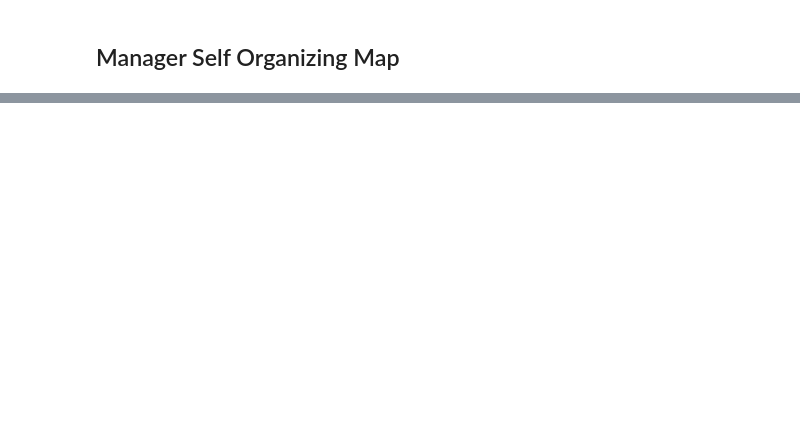
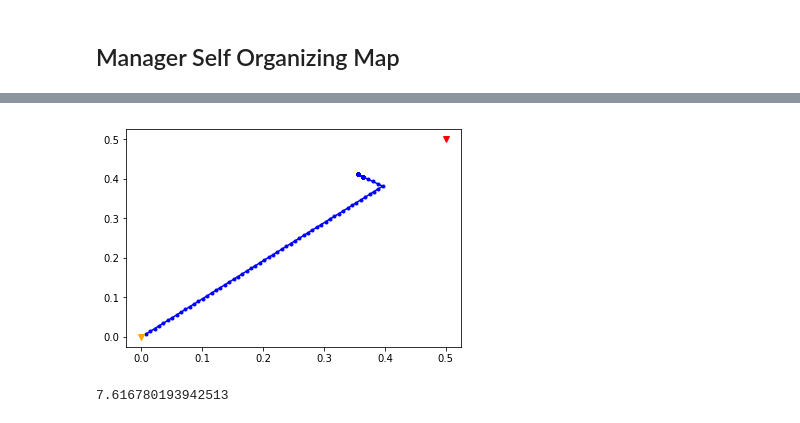
Before and after one commit to johnlime/hierarchical_som, a Jupyter notebook: demo/NavigationTaskV2 w ManagerSOM.ipynb, the cells around one changed output, grey strips where cells are left out. Drawn from its saved outputs; the diff is of its cells as text; code cells hidden in the pictures; blank space fills up the shorter version.

Commit message:
both state-only all_neighbor upadte versions of SMC-Premotor-PID models are tested for NavigationV2

```diff
--- a/demo/NavigationTaskV2 w ManagerSOM.ipynb
+++ b/demo/NavigationTaskV2 w ManagerSOM.ipynb
@@ -146,0 +210,26 @@ task.reset()
+# %%
+# for visualization
+total_return = 0
+state_trajectory = []
+
+for t in range(maxtime):
+    obs = task.state()
+    action_index = manager_som.get_action(som.location[som.select_winner(obs)]) # deterministic
+
+    # step forward
+    reward, next_obs = task.step(som.w[action_index])
+
+    obs = next_obs
+    state_trajectory.append(np.array(obs))
+    total_return += (0.9 ** t) * reward
+
+plt.plot(np.array(state_trajectory)[:, 0], np.array(state_trajectory)[:, 1], marker='.', linestyle='-', color='blue')
+plt.plot(0.0, 0.0, marker='v', linestyle='None', color='orange')
+plt.plot(np.array(task.goal)[0], np.array(task.goal)[1], marker='v', linestyle='None', color='red')
+plt.show()
+print(total_return)
+
+task.reset()
+# %% [output]
+[figure, added]
+7.616780193942513
```
Also changed, not shown: parts of 5 cells of this notebook.
